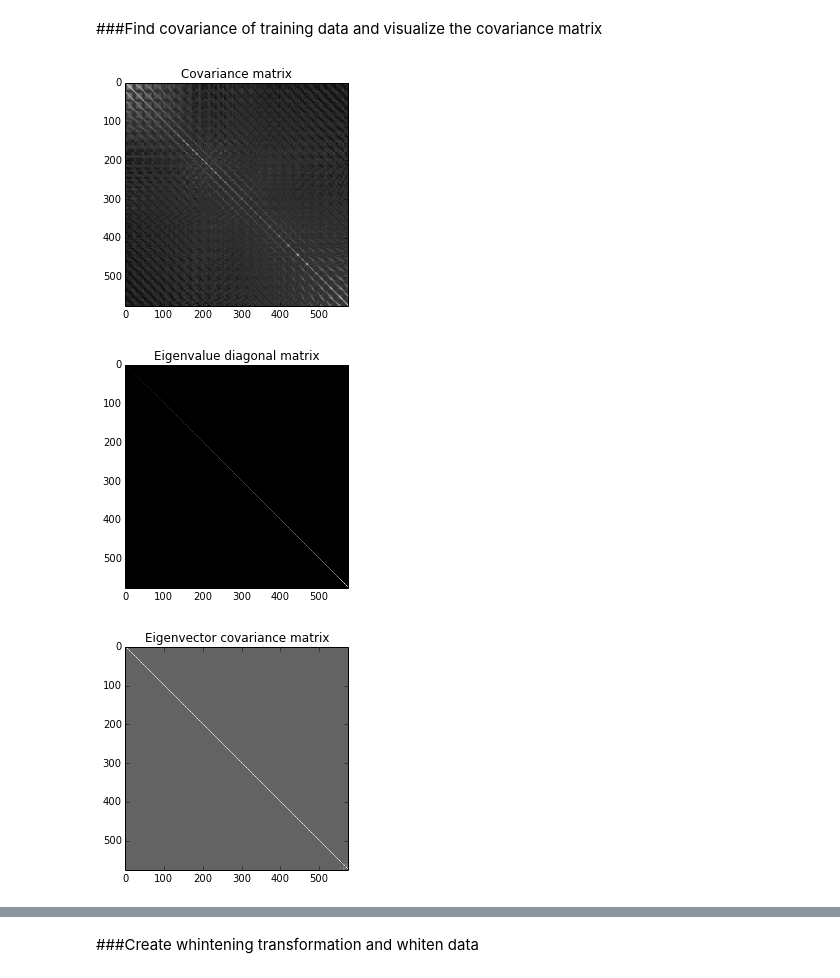
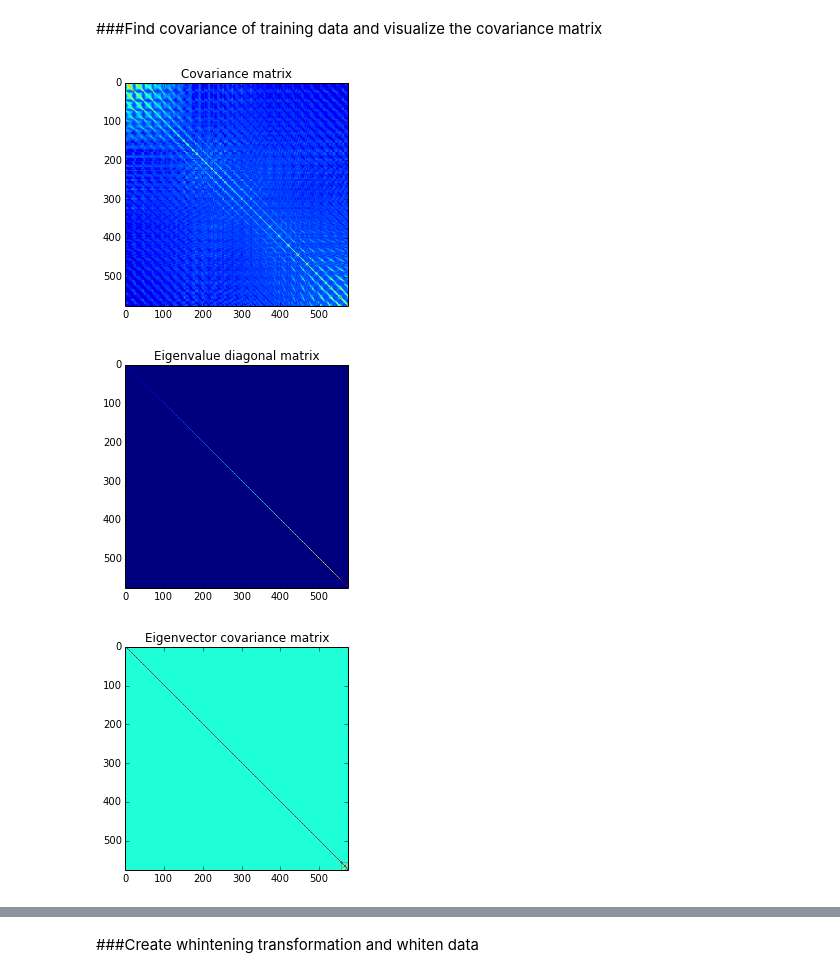
Before and after one commit to ArkAung/Eigenfaces, a Jupyter notebook: Covariance Visualizations.ipynb, the cells around one changed output, grey strips where cells are left out. Drawn from its saved outputs; the diff is of its cells as text; code cells hidden in the pictures.

```diff
--- a/Covariance Visualizations.ipynb
+++ b/Covariance Visualizations.ipynb
@@ -19,32 +19,32 @@ if __name__ == "__main__":
 # %%
 X = trainingFaces
 cov = np.cov(X.T)
 small_constant = 1e-2
 cov_added = cov + (small_constant * np.eye(cov.shape[0]))
 
-img = plt.imshow(cov_added, cmap='gray')
+img = plt.imshow(cov_added)
 plt.title('Covariance matrix')
 plt.show(img)
 
 V, U = np.linalg.eig(cov_added) #Here U is the eigenvectors of covariance and V is the eigenvalues
 
 #sort eigenvectors
 idx = V.argsort()[::-1]
 V  = V[idx]
 U  = U[:,idx]
 
-diag_mat = np.real(np.diag(1. / np.sqrt(V+small_constant)))
+diag_mat = np.diag(1. / np.sqrt(V+small_constant))
 
 plt.title('Eigenvalue diagonal matrix')
-img = plt.imshow(diag_mat, cmap='gray')
+img = plt.imshow(np.real(diag_mat))
 plt.show(img)
 
 eig_cov = np.real(np.cov(U.T))
 
 plt.title('Eigenvector covariance matrix')
-img = plt.imshow(eig_cov, cmap='gray')
+img = plt.imshow(eig_cov)
 plt.show(img)
 # %% [output]
-[figure, old version]
+[figure, new version]
-[figure, old version]
+[figure, new version]
-[figure, old version]
+[figure, new version]
```
Also changed, not shown: parts of 5 cells of this notebook.
